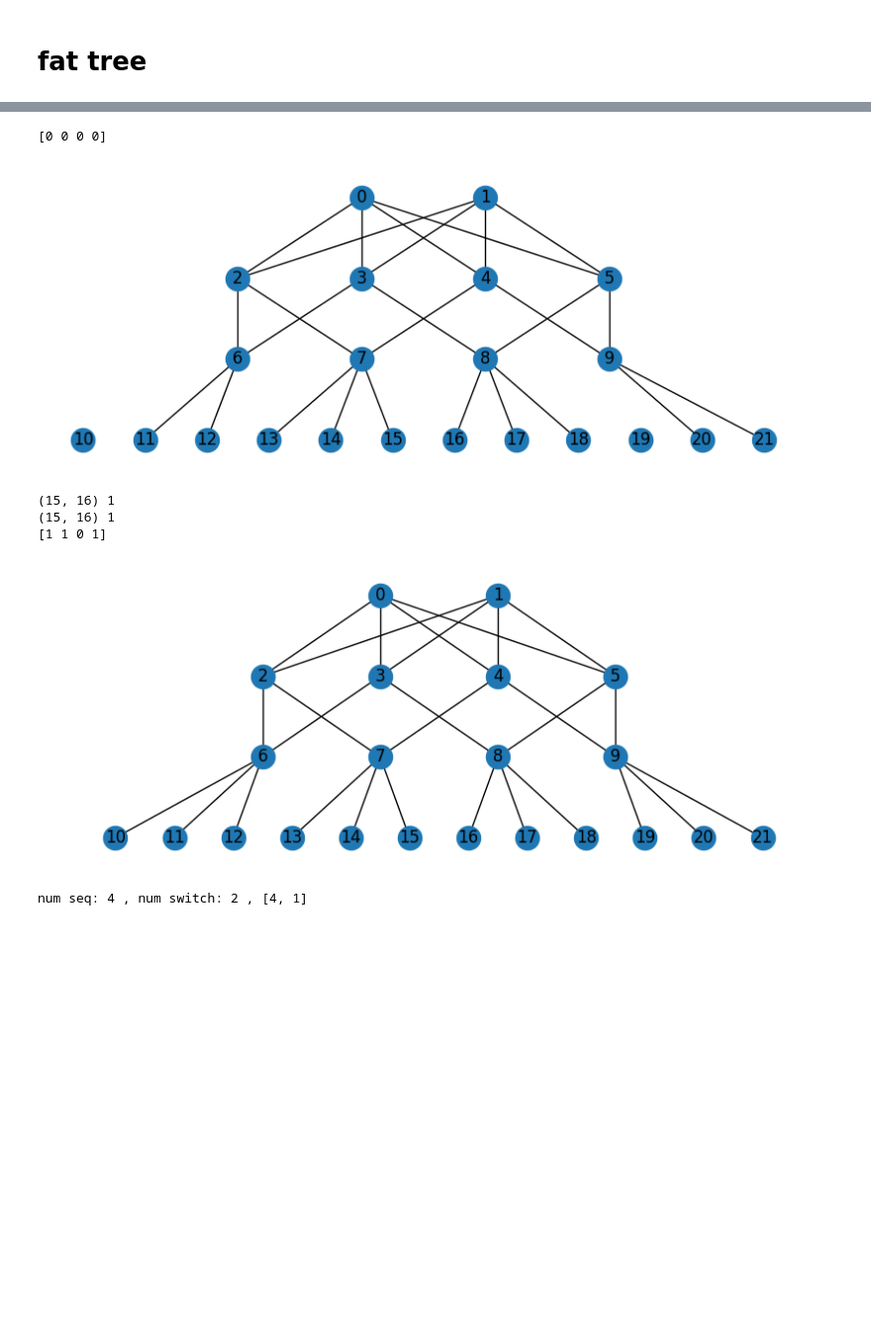
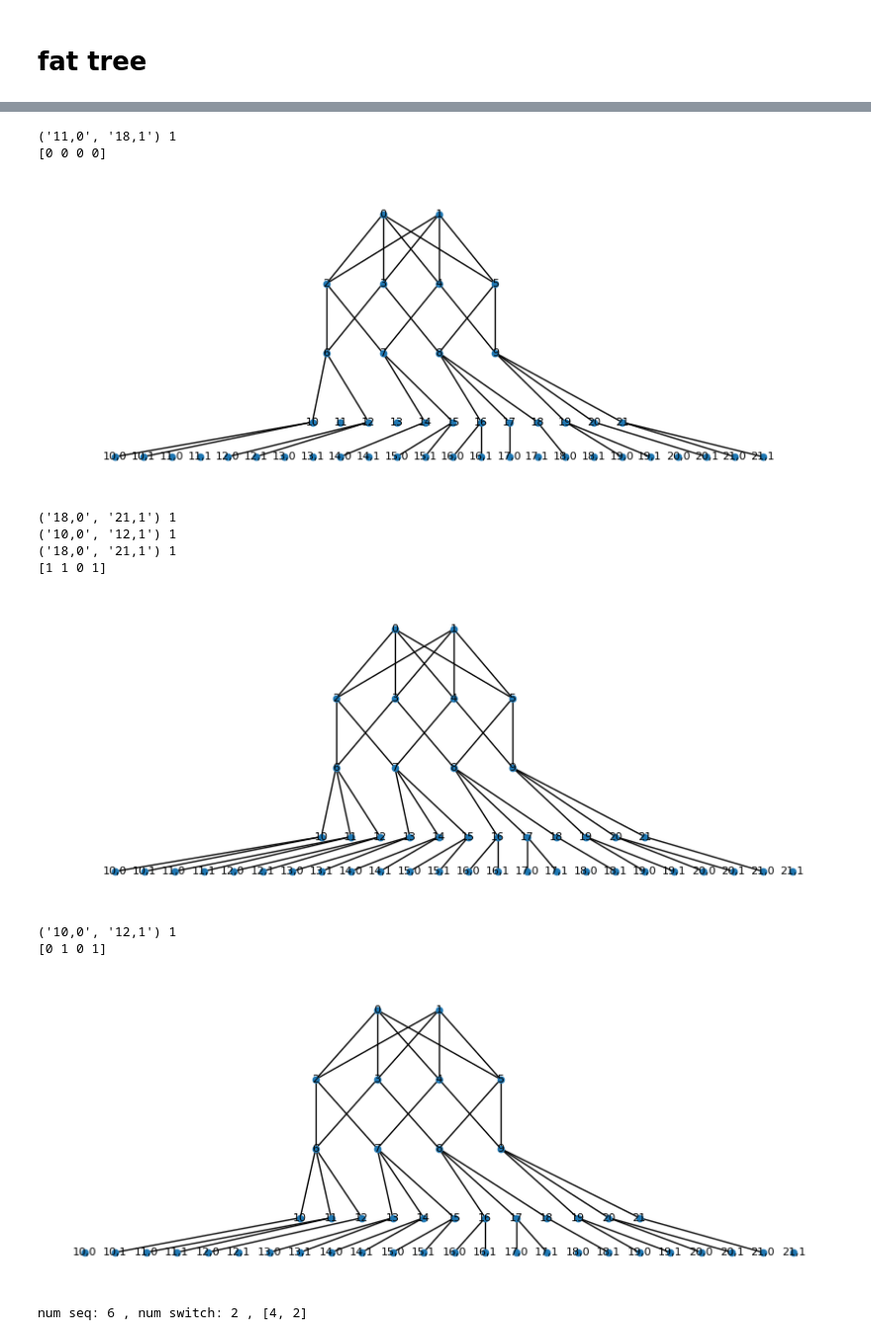
Before and after one commit to hassan-shap/QswitchNet, a Jupyter notebook: compiler_multiqubit.ipynb, the cells around one changed output, grey strips where cells are left out. Shown at 99% size. Cells and saved outputs as stored; diff of their text form; code cells hidden in the pictures; blank space fills up the shorter version.

```diff
--- a/compiler_multiqubit.ipynb
+++ b/compiler_multiqubit.ipynb
@@ -205,6 +400,7 @@ n = 4 # starts from 4
 bandwidth = 2
 num_bsm = 1
 num_ToR = 3
+num_qubits_per_node = 2
 num_core = n // 2
 num_agg = n
 num_edge = n**2 // 4
@@ -235,6 +431,15 @@ edge_switches = range(num_core+num_agg,num_core + num_agg + num_edge)
 G.add_nodes_from(edge_switches, type='agg')
 node_list = range(num_core + num_agg + num_edge,num_vertices)
 G.add_nodes_from(node_list, type='node')
+node_qubit_list = []
+for node in node_list:
+    for qubit in range(num_qubits_per_node):
+        qname = f"{node},{qubit}"
+        node_qubit_list.append(qname)
+        G.add_edge(node,qname, weight=1)
+
+# G.add_nodes_from(node_qubit_list, type='qubit')
+
 
 for core in core_switches:
     for agg in agg_switches:
@@ -263,16 +468,17 @@ for i, edge in enumerate(edge_switches):
     for j in range(num_ToR):
         G.add_edge(edge,node_list[num_ToR*i+j], weight=edge_bw)
 
-shift = 1
+shift = 3.5
 pos_core = {i: (shift+i+ n/4 ,2) for i in core_switches}
 pos_agg = {i: (shift+(i-n//2)% n,1) for i in agg_switches}
 pos_edge = {i: (shift+i-7*n/4+1,0) for i in edge_switches}
-pos_nodes = {node: (i/2-1/4,-1) for i, node in enumerate(node_list)}
-pos = pos_core | pos_agg | pos_edge | pos_nodes
+pos_nodes = {node: (shift+i/2-1/4,-1) for i, node in enumerate(node_list)}
+pos_qs = {q: (i/2-1/4,-1.5) for i, q in enumerate(node_qubit_list)}
+pos = pos_core | pos_agg | pos_edge | pos_nodes | pos_qs
 
 
 fig, ax = plt.subplots(figsize=(8,4))
 
-nx.draw(G, pos, node_size=20)#,  with_labels=True)
+nx.draw(G, pos, node_size=20, font_size=7, with_labels=True)
 plt.show()
 # %% [output]
@@ -332,13 +538,14 @@ pos = pos_core | pos_agg | pos_edge | pos_nodes
 def plotter(G_ins,bsm_stat):
     print(bsm_stat)
     plt.figure(figsize=(8,3))
-    nx.draw(G_ins, pos,  with_labels=True)#,  node_color = color_list)
+    nx.draw(G_ins, pos, node_size=20, font_size=8, with_labels=True)
+    # nx.draw(G_ins, pos,  with_labels=True)#,  node_color = color_list)
     # nx.draw(G,  with_labels=True, node_color = color_list)
     plt.show()
 
-num_gates = 10000
+num_gates = 1000
 
-query_seq, gate_mul_seq = parallel_circuit_gen(node_list, num_gates)
+query_seq, gate_mul_seq = parallel_circuit_gen(node_list, num_qubits_per_node, num_gates)
 
 # for i_q, gate_seq in enumerate(query_seq):
 for i_q in [0]:
@@ -361,9 +568,12 @@ for i_q in [0]:
             print(g, gate_mul_seq_iter[g])
 
             for link in range(gate_mul_seq_iter[g]):
-                if nx.has_path(G_ins,g[0],g[1]):
-                    shortestpath = nx.shortest_path(G_ins,g[0],g[1],weight=None)
-                    # print(shortestpath)
+                # n0 = int(g[0].split(",")[0])
+                # n1 = int(g[1].split(",")[0])
+                n0 = g[0]
+                n1 = g[1]
+                if nx.has_path(G_ins,n0,n1):
+                    shortestpath = nx.shortest_path(G_ins,n0,n1,weight=None)
 
                     sp = []
                     for i in range(0,len(shortestpath)-1):
@@ -412,7 +622,7 @@ for i_q in [0]:
                         bsm_stat[b] -= 1
                         for u, v in sp:
                             if G_ins[u][v]['weight'] == 1:
-                                    G_ins.remove_edge(u, v)
+                                G_ins.remove_edge(u, v)
                             else:
                                 G_ins[u][v]['weight'] -= 1
                         plotter(G_ins,bsm_stat)
@@ -457,7 +667,12 @@ gate seq: [(14, 20), (17, 18), (10, 19), (15, 16)]
+('11,0', '18,1') 1
 [0 0 0 0]
-[figure, old version]
+[figure, new version]
-(15, 16) 1
-(15, 16) 1
+('18,0', '21,1') 1
+('10,0', '12,1') 1
+('18,0', '21,1') 1
 [1 1 0 1]
-[figure, old version]
+[figure, new version]
-num seq: 4 , num switch: 2 , [4, 1]
+('10,0', '12,1') 1
+[0 1 0 1]
+[figure, added]
+num seq: 6 , num switch: 2 , [4, 2]
```
Also changed, not shown: parts of 9 cells of this notebook.
